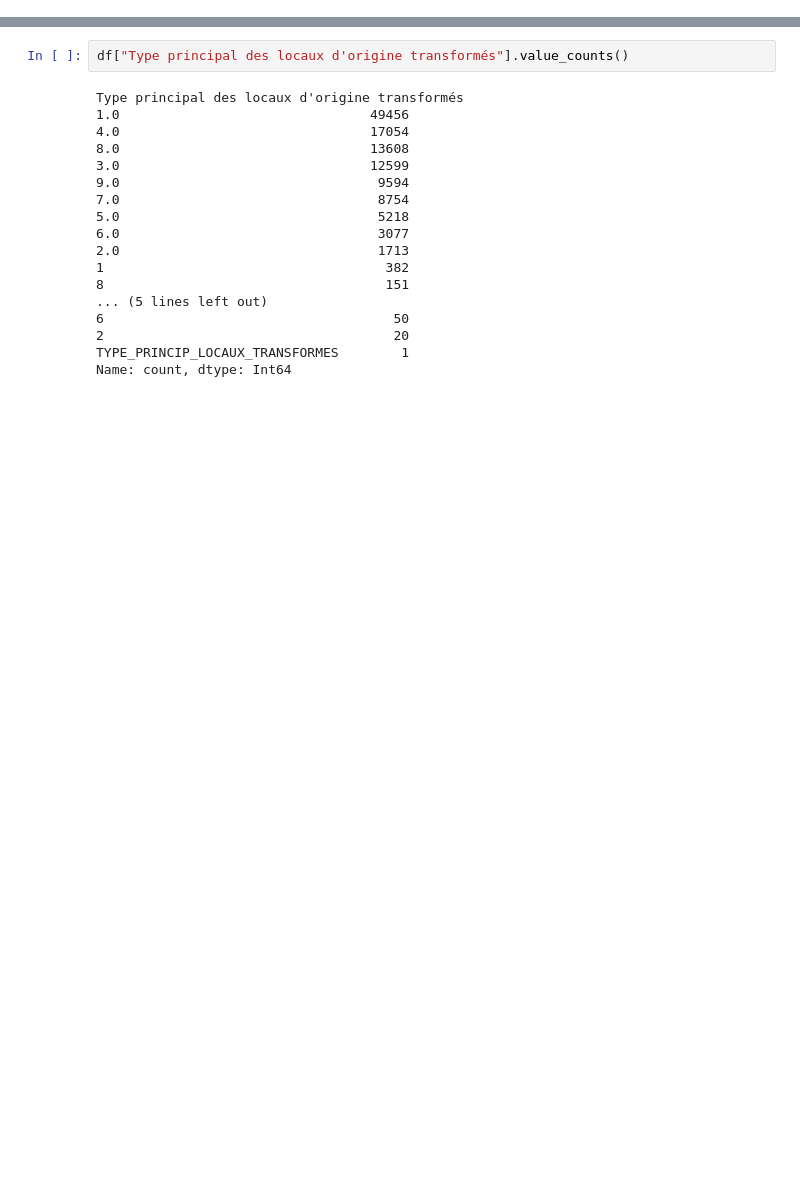
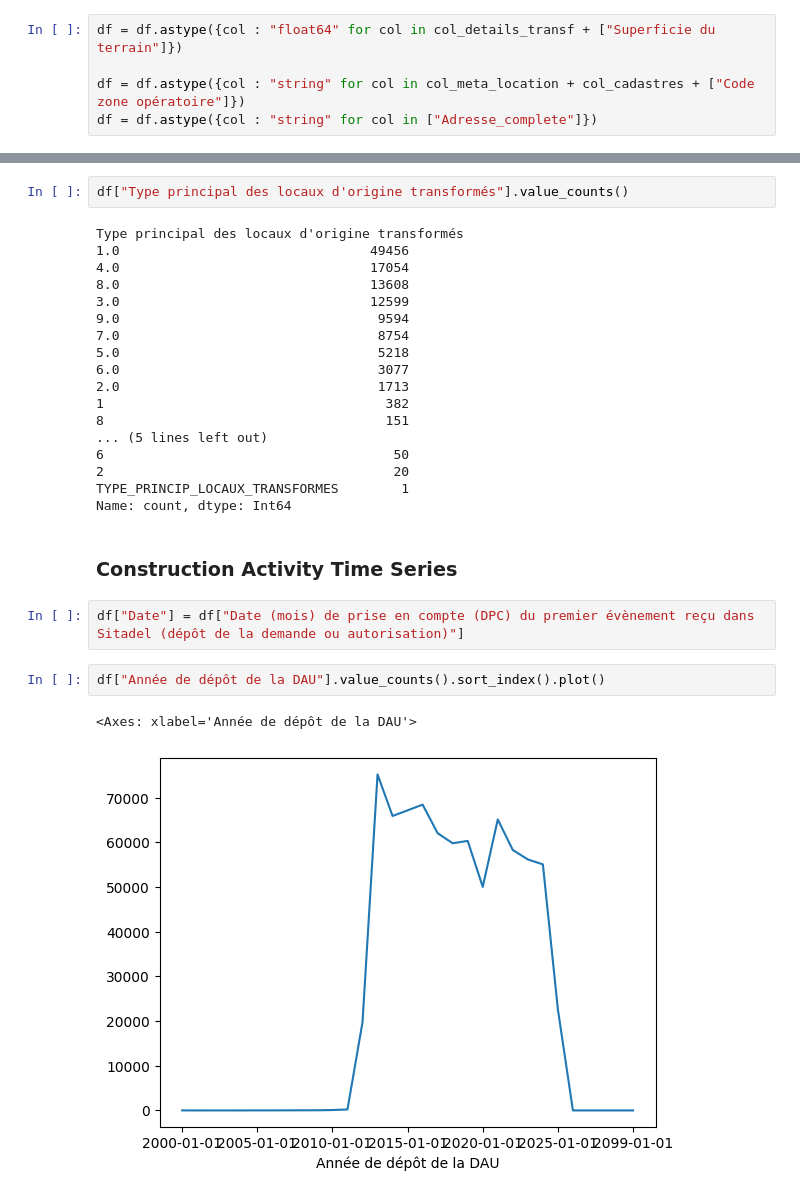
Before and after one commit to m-ligeret/price-signals-construction-activity, a Jupyter notebook: processing_constr_nonresid.ipynb, the cells around one changed output, grey strips where cells are left out. Drawn from its saved outputs; the diff is of its cells as text; blank space fills up the shorter version.

```diff
--- a/processing_constr_nonresid.ipynb
+++ b/processing_constr_nonresid.ipynb
@@ -178,0 +237,5 @@ df_usage.head()
+# %%
+df = df.astype({col : "float64" for col in col_details_transf + ["Superficie du terrain"]})
+
+df = df.astype({col : "string" for col in col_meta_location + col_cadastres + ["Code zone opératoire"]})
+df = df.astype({col : "string" for col in ["Adresse_complete"]})
@@ -247,3 +298,12 @@ Type principal des locaux d'origine transformés
 2                                     20
 TYPE_PRINCIP_LOCAUX_TRANSFORMES        1
 Name: count, dtype: Int64
+# %% [markdown]
+### Construction Activity Time Series
+# %%
+df["Date"] = df["Date (mois) de prise en compte (DPC) du premier évènement reçu dans Sitadel (dépôt de la demande ou autorisation)"]
+# %%
+df["Année de dépôt de la DAU"].value_counts().sort_index().plot()
+# %% [output]
+<Axes: xlabel='Année de dépôt de la DAU'>
+[figure, added]
```
Also changed, not shown: parts of 38 cells of this notebook, 1 other file.
